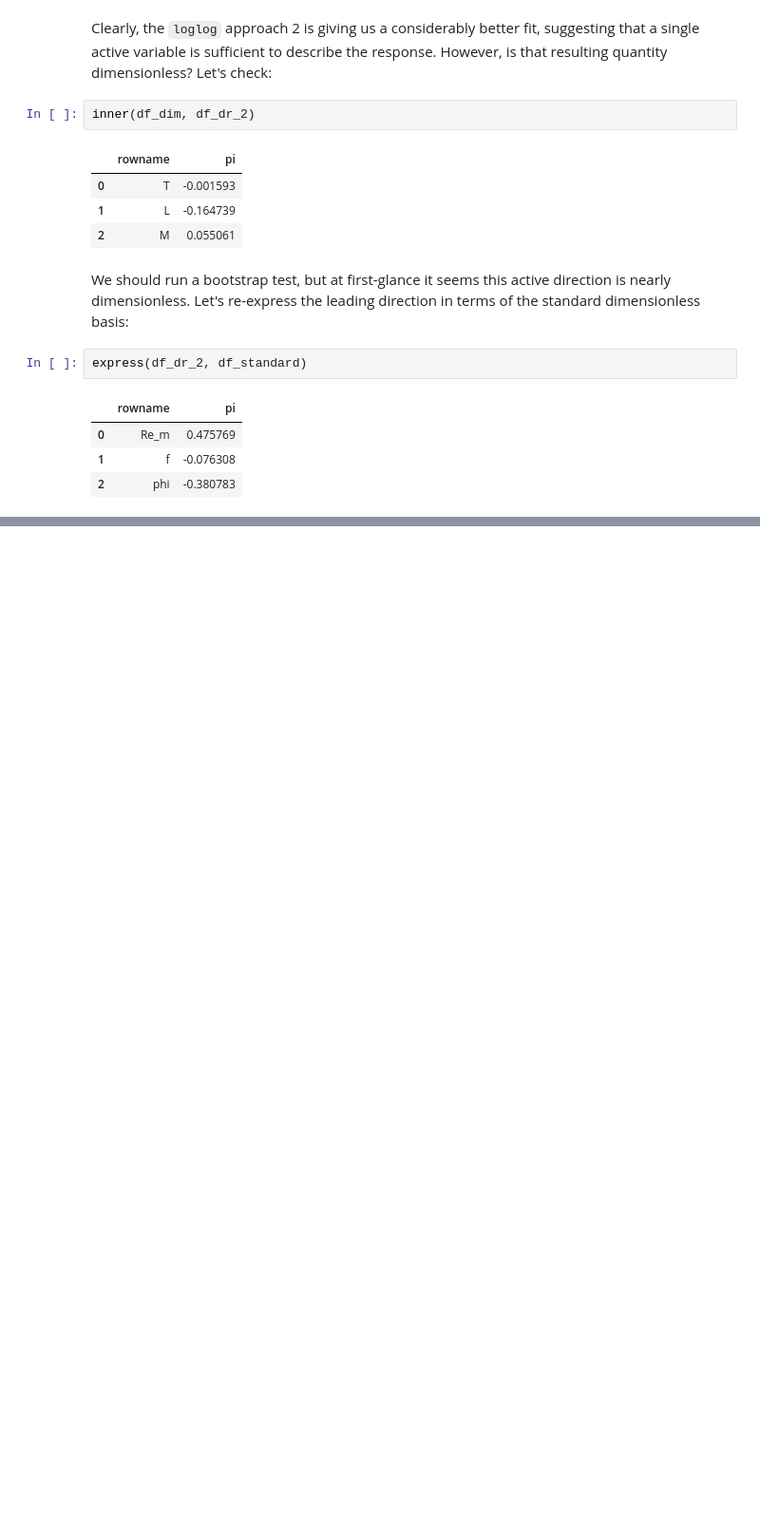
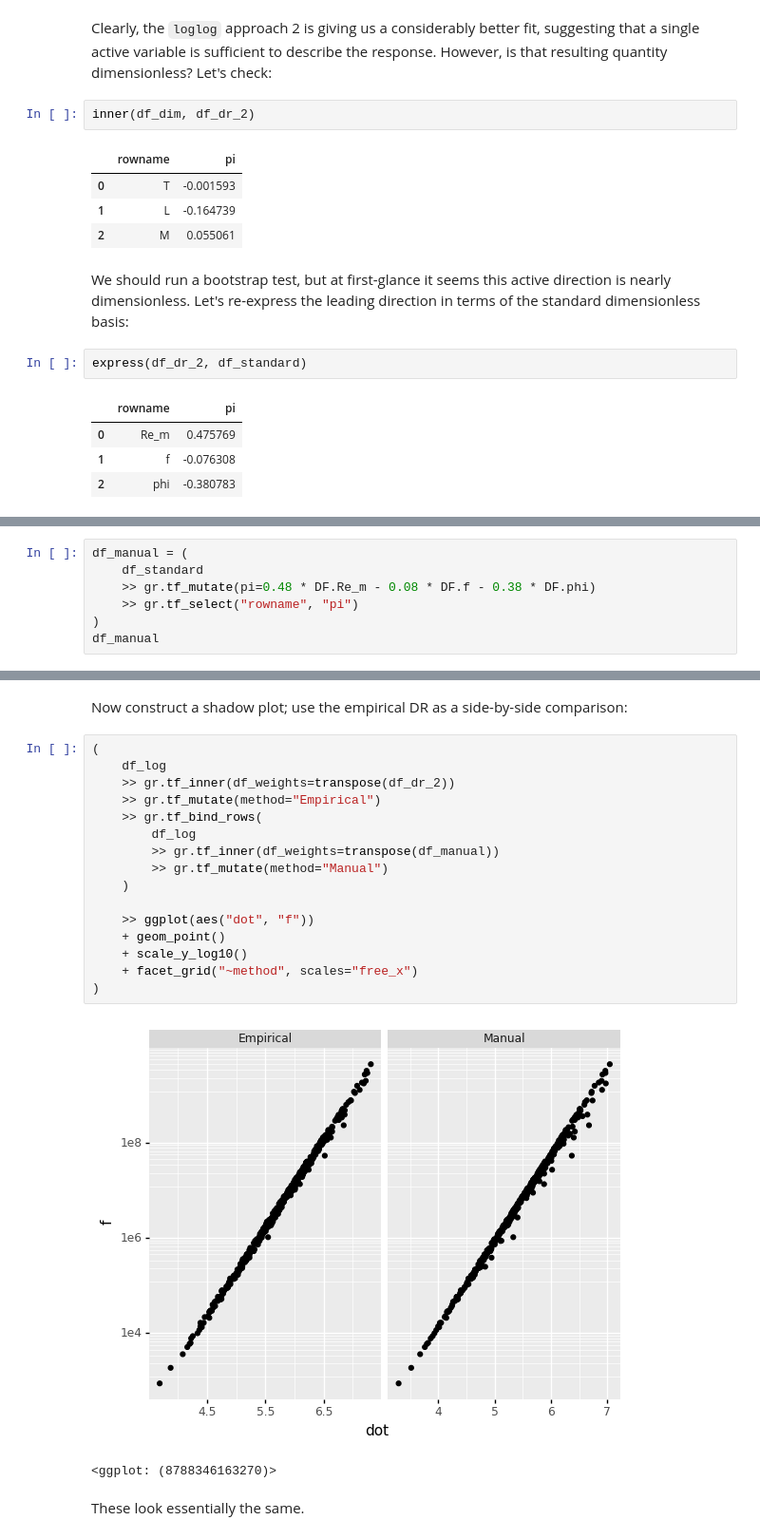
Before and after one commit to zdelrosario/pybuck, a Jupyter notebook: examples/tavanashad2021.ipynb, the cells around one changed output, grey strips where cells are left out. Shown: that part at 95% size. Drawn from its saved outputs; the diff is of its cells as text; blank space fills up the shorter version.

Commit message:
add manual DR

```diff
--- a/examples/tavanashad2021.ipynb
+++ b/examples/tavanashad2021.ipynb
@@ -320,0 +323,7 @@ $$\pi = \text{Re}_m^{0.48} (\rho_p/\rho_f)^{-0.08} \phi^{-0.38}$$
+# %%
+df_manual = (
+    df_standard
+    >> gr.tf_mutate(pi=0.48 * DF.Re_m - 0.08 * DF.f - 0.38 * DF.phi)
+    >> gr.tf_select("rowname", "pi")
+)
+df_manual
@@ -320,0 +338,23 @@ $$\pi = \text{Re}_m^{0.48} (\rho_p/\rho_f)^{-0.08} \phi^{-0.38}$$
+# %% [markdown]
+Now construct a shadow plot; use the empirical DR as a side-by-side comparison:
+# %%
+(
+    df_log
+    >> gr.tf_inner(df_weights=transpose(df_dr_2))
+    >> gr.tf_mutate(method="Empirical")
+    >> gr.tf_bind_rows(
+        df_log
+        >> gr.tf_inner(df_weights=transpose(df_manual))
+        >> gr.tf_mutate(method="Manual")
+    )
+
+    >> ggplot(aes("dot", "f"))
+    + geom_point()
+    + scale_y_log10()
+    + facet_grid("~method", scales="free_x")
+)
+# %% [output]
+[figure, added]
+<ggplot: (8788346163270)>
+# %% [markdown]
+These look essentially the same.
```
Also changed, not shown: parts of 2 cells of this notebook.
